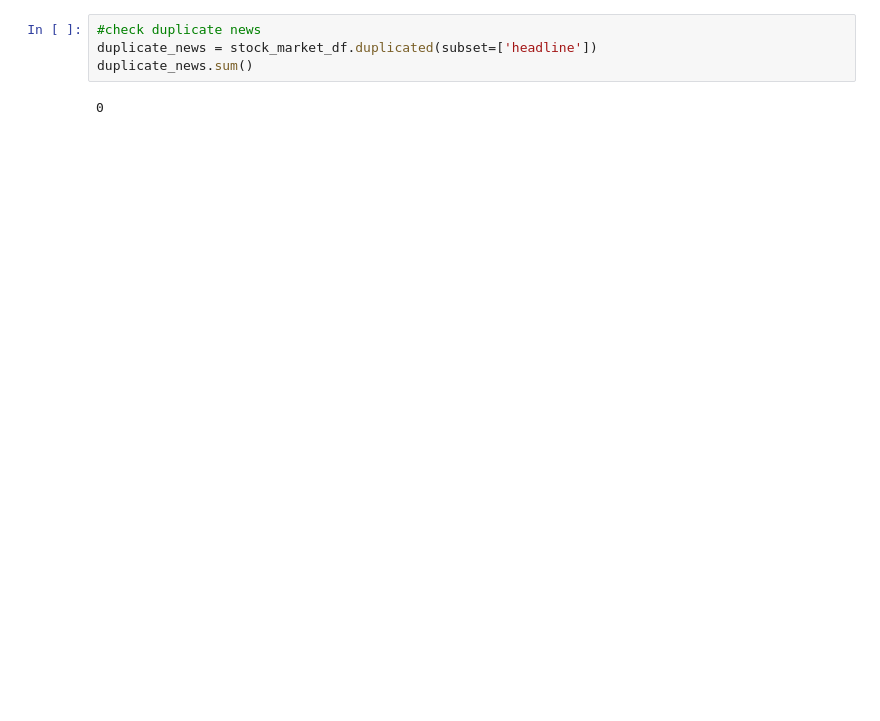
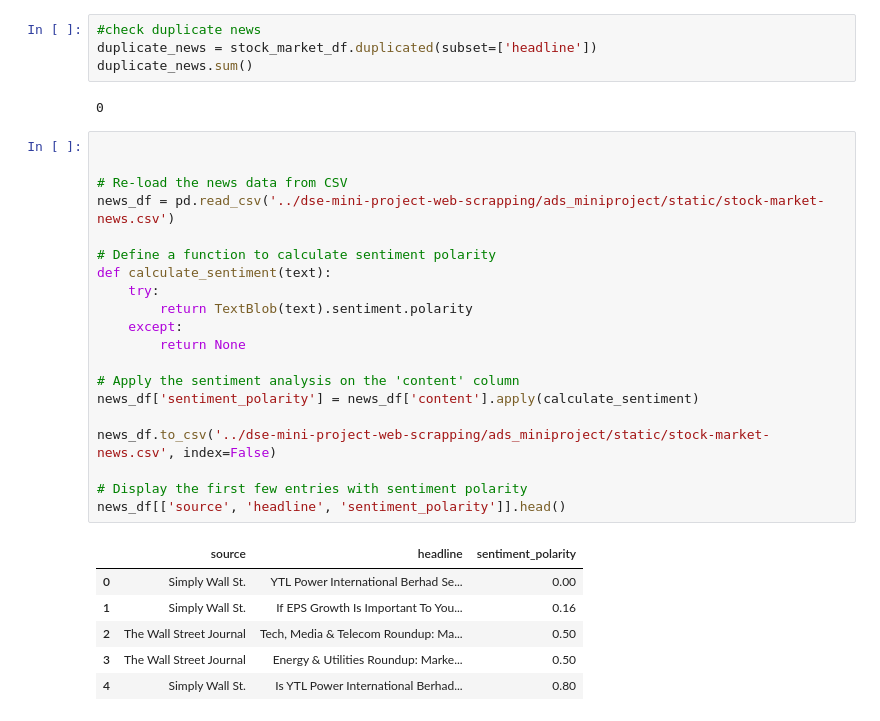
Before and after one commit to tecnatjy/dse-mini-project-web-scrapping, a Jupyter notebook: news_scraping.ipynb, the cells around one changed output. Drawn from its saved outputs; the diff is of its cells as text; blank space fills up the shorter version.

```diff
--- a/news_scraping.ipynb
+++ b/news_scraping.ipynb
@@ -191,3 +192,30 @@ duplicate_news = stock_market_df.duplicated(subset=['headline'])
 duplicate_news.sum()
 # %% [output]
 0
+# %%
+
+
+# Re-load the news data from CSV
+news_df = pd.read_csv('../dse-mini-project-web-scrapping/ads_miniproject/static/stock-market-news.csv')
+
+# Define a function to calculate sentiment polarity
+def calculate_sentiment(text):
+    try:
+        return TextBlob(text).sentiment.polarity
+    except:
+        return None
+
+# Apply the sentiment analysis on the 'content' column
+news_df['sentiment_polarity'] = news_df['content'].apply(calculate_sentiment)
+
+news_df.to_csv('../dse-mini-project-web-scrapping/ads_miniproject/static/stock-market-news.csv', index=False)
+
+# Display the first few entries with sentiment polarity
+news_df[['source', 'headline', 'sentiment_polarity']].head()
+# %% [output]
+|  | source | headline | sentiment_polarity |
+| 0 | Simply Wall St. | YTL Power International Berhad Se... | 0.00 |
+| 1 | Simply Wall St. | If EPS Growth Is Important To You... | 0.16 |
+| 2 | The Wall Street Journal | Tech, Media & Telecom Roundup: Ma... | 0.50 |
+| 3 | The Wall Street Journal | Energy & Utilities Roundup: Marke... | 0.50 |
+| 4 | Simply Wall St. | Is YTL Power International Berhad... | 0.80 |
```
Also changed, not shown: parts of 4 cells of this notebook, 2 other files.
